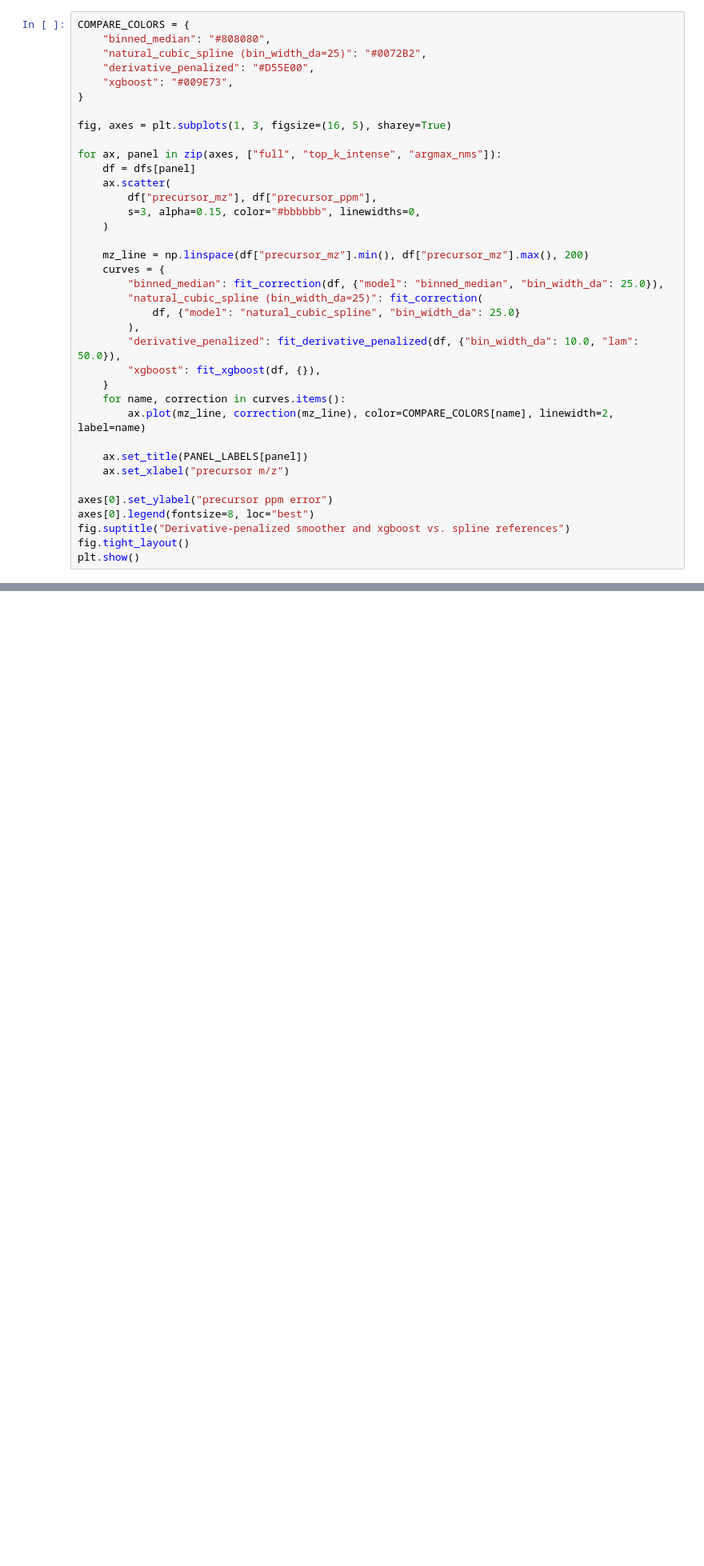
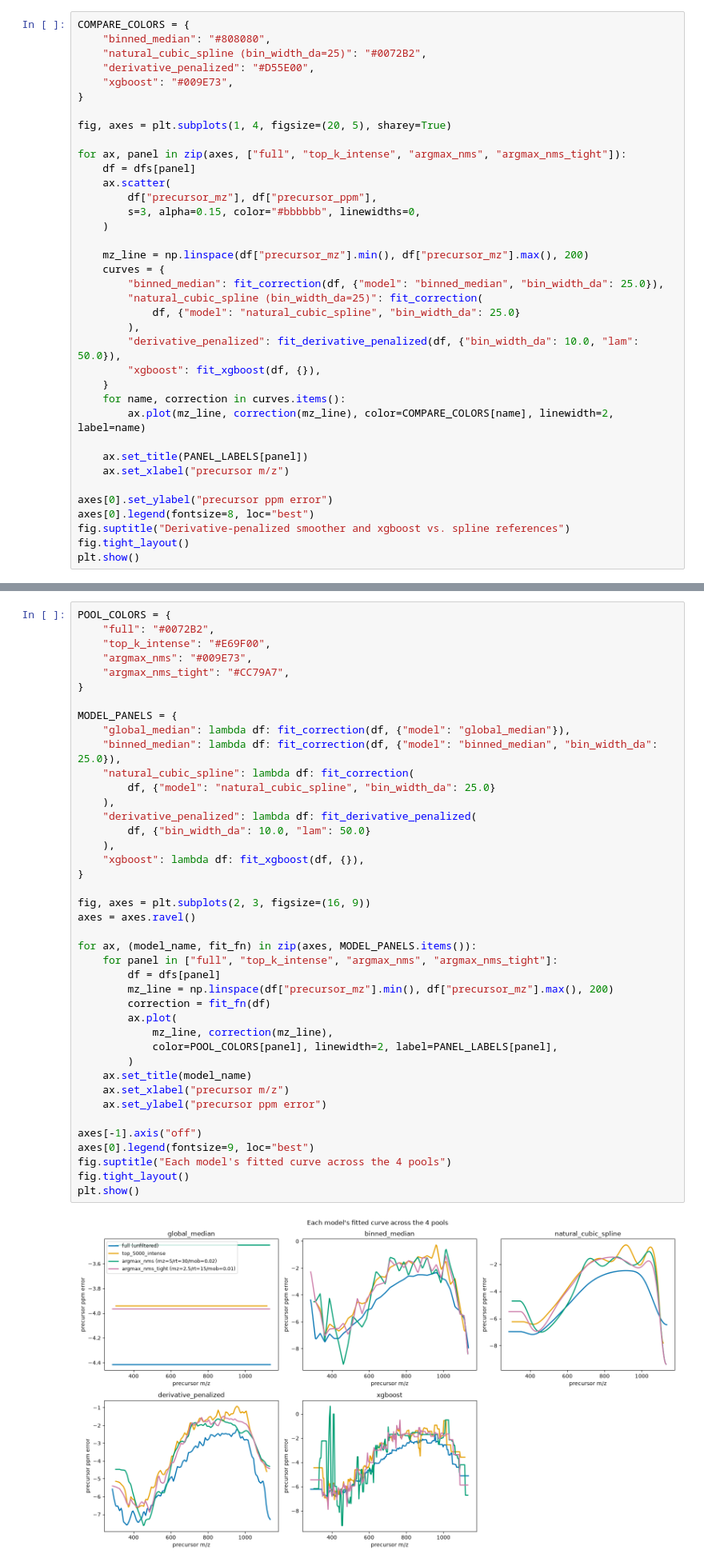
Before and after one commit to MatteoLacki/searchops, a Jupyter notebook: __dev/recalibration_model_comparison.ipynb, the cells around one changed output, grey strips where cells are left out. Shown at 80% size. Drawn from its saved outputs; the diff is of its cells as text; blank space fills up the shorter version.

```diff
--- a/__dev/recalibration_model_comparison.ipynb
+++ b/__dev/recalibration_model_comparison.ipynb
@@ -246,9 +293,9 @@ COMPARE_COLORS = {
     "xgboost": "#009E73",
 }
 
-fig, axes = plt.subplots(1, 3, figsize=(16, 5), sharey=True)
+fig, axes = plt.subplots(1, 4, figsize=(20, 5), sharey=True)
 
-for ax, panel in zip(axes, ["full", "top_k_intense", "argmax_nms"]):
+for ax, panel in zip(axes, ["full", "top_k_intense", "argmax_nms", "argmax_nms_tight"]):
     df = dfs[panel]
     ax.scatter(
         df["precursor_mz"], df["precursor_ppm"],
@@ -279,0 +337,43 @@ plt.show()
+# %%
+POOL_COLORS = {
+    "full": "#0072B2",
+    "top_k_intense": "#E69F00",
+    "argmax_nms": "#009E73",
+    "argmax_nms_tight": "#CC79A7",
+}
+
+MODEL_PANELS = {
+    "global_median": lambda df: fit_correction(df, {"model": "global_median"}),
+    "binned_median": lambda df: fit_correction(df, {"model": "binned_median", "bin_width_da": 25.0}),
+    "natural_cubic_spline": lambda df: fit_correction(
+        df, {"model": "natural_cubic_spline", "bin_width_da": 25.0}
+    ),
+    "derivative_penalized": lambda df: fit_derivative_penalized(
+        df, {"bin_width_da": 10.0, "lam": 50.0}
+    ),
+    "xgboost": lambda df: fit_xgboost(df, {}),
+}
+
+fig, axes = plt.subplots(2, 3, figsize=(16, 9))
+axes = axes.ravel()
+
+for ax, (model_name, fit_fn) in zip(axes, MODEL_PANELS.items()):
+    for panel in ["full", "top_k_intense", "argmax_nms", "argmax_nms_tight"]:
+        df = dfs[panel]
+        mz_line = np.linspace(df["precursor_mz"].min(), df["precursor_mz"].max(), 200)
+        correction = fit_fn(df)
+        ax.plot(
+            mz_line, correction(mz_line),
+            color=POOL_COLORS[panel], linewidth=2, label=PANEL_LABELS[panel],
+        )
+    ax.set_title(model_name)
+    ax.set_xlabel("precursor m/z")
+    ax.set_ylabel("precursor ppm error")
+
+axes[-1].axis("off")
+axes[0].legend(fontsize=9, loc="best")
+fig.suptitle("Each model's fitted curve across the 4 pools")
+fig.tight_layout()
+plt.show()
+# %% [output]
+[figure, added]
```
Also changed, not shown: parts of 11 cells of this notebook, 1 other file.
